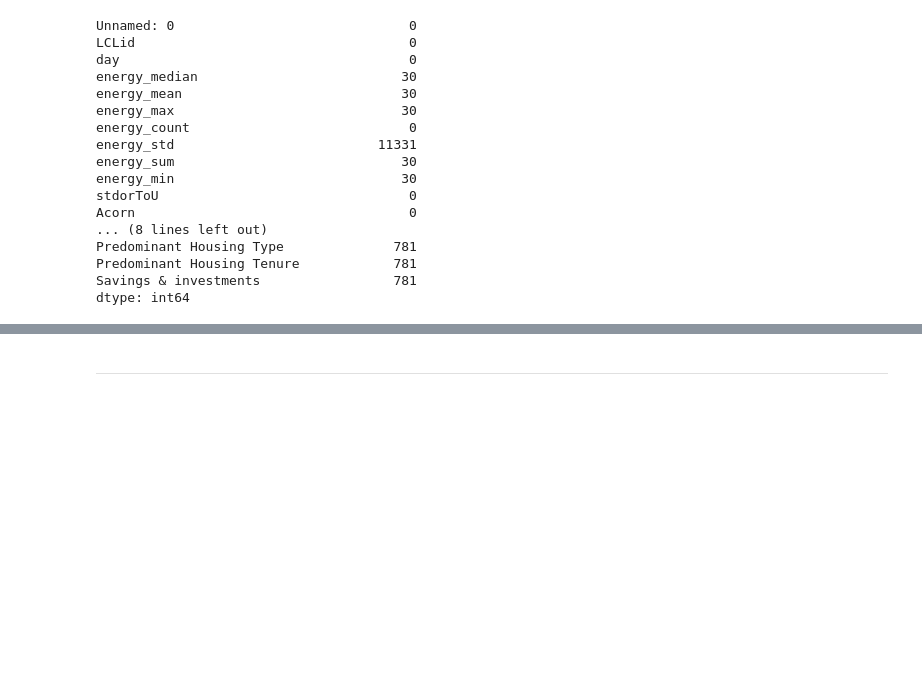
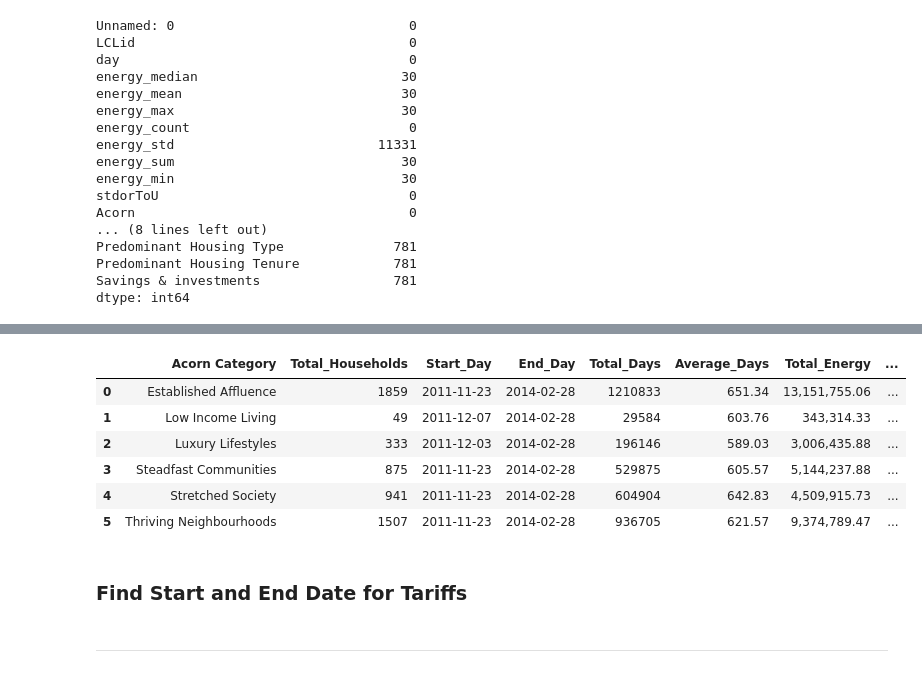
Before and after one commit to shanniekwok/IS459-G1T7, a Jupyter notebook: 2.1 Internal Factors Analysis.ipynb, the cells around one changed output, grey strips where cells are left out. Saved outputs shown, nothing was run; the diff lists cells and outputs as text; code cells hidden in the pictures; blank space fills up the shorter version.

```diff
--- a/2.1 Internal Factors Analysis.ipynb
+++ b/2.1 Internal Factors Analysis.ipynb
@@ -260,3 +373,56 @@ dtype: int64
+# %%
+# Create acorn_category_info
+
+# Ensure 'day' is in datetime format
+merged_df['day'] = pd.to_datetime(merged_df['day'], errors='coerce')
+
+# Compute Start_Day and End_Day per household
+household_days = merged_df.groupby('LCLid')['day'].agg(['min', 'max'])
+household_days['Total_Days'] = (household_days['max'] - household_days['min']).dt.days
+
+# Compute total energy consumption per household
+household_energy = merged_df.groupby('LCLid')['energy_sum'].sum().reset_index()
+
+# Group by 'Acorn Category' and calculate key metrics
+acorn_category_info = merged_df.groupby('Acorn Category').agg(
+    Total_Households=('LCLid', 'nunique'),
+    Start_Day=('day', 'min'),  # Earliest day per Acorn Category
+    End_Day=('day', 'max')     # Latest day per Acorn Category
+).reset_index()
+
+# Compute Total_Days per Acorn Category by summing household durations
+total_days_per_acorn_category = merged_df[['LCLid', 'Acorn Category']].drop_duplicates().merge(
+    household_days[['Total_Days']], left_on='LCLid', right_index=True
+).groupby('Acorn Category')['Total_Days'].agg(['sum', 'mean']).reset_index().rename(
+    columns={'sum': 'Total_Days', 'mean': 'Average_Days'}
+)
+
+# Compute Total_Energy per Acorn Category by summing household energy consumption
+total_energy_per_acorn_category = merged_df[['LCLid', 'Acorn Category']].drop_duplicates().merge(
+    household_energy, on='LCLid'
+).groupby('Acorn Category')['energy_sum'].agg(['sum', 'mean']).reset_index().rename(
+    columns={'sum': 'Total_Energy', 'mean': 'Average_Energy'}
+)
+
+# Merge total days and energy into acorn_category_info
+acorn_category_info = acorn_category_info.merge(total_days_per_acorn_category, on='Acorn Category', how='left')
+acorn_category_info = acorn_category_info.merge(total_energy_per_acorn_category, on='Acorn Category', how='left')
+
+# Convert to csv
+acorn_category_info.to_csv('Processed Data/3. acorn_category_info.csv')
+
+# Display the result
+acorn_category_info
+# %% [output]
+|  | Acorn Category | Total_Households | Start_Day | End_Day | Total_Days | Average_Days | Total_Energy | ... |
+| 0 | Established Affluence | 1859 | 2011-11-23 | 2014-02-28 | 1210833 | 651.34 | 13,151,755.06 | ... |
+| 1 | Low Income Living | 49 | 2011-12-07 | 2014-02-28 | 29584 | 603.76 | 343,314.33 | ... |
+| 2 | Luxury Lifestyles | 333 | 2011-12-03 | 2014-02-28 | 196146 | 589.03 | 3,006,435.88 | ... |
+| 3 | Steadfast Communities | 875 | 2011-11-23 | 2014-02-28 | 529875 | 605.57 | 5,144,237.88 | ... |
+| 4 | Stretched Society | 941 | 2011-11-23 | 2014-02-28 | 604904 | 642.83 | 4,509,915.73 | ... |
+| 5 | Thriving Neighbourhoods | 1507 | 2011-11-23 | 2014-02-28 | 936705 | 621.57 | 9,374,789.47 | ... |
+# %% [markdown]
+### Find Start and End Date for Tariffs
 # %% [markdown]
 ---
 # %% [markdown]
```
Also changed, not shown: parts of 3 cells of this notebook.
